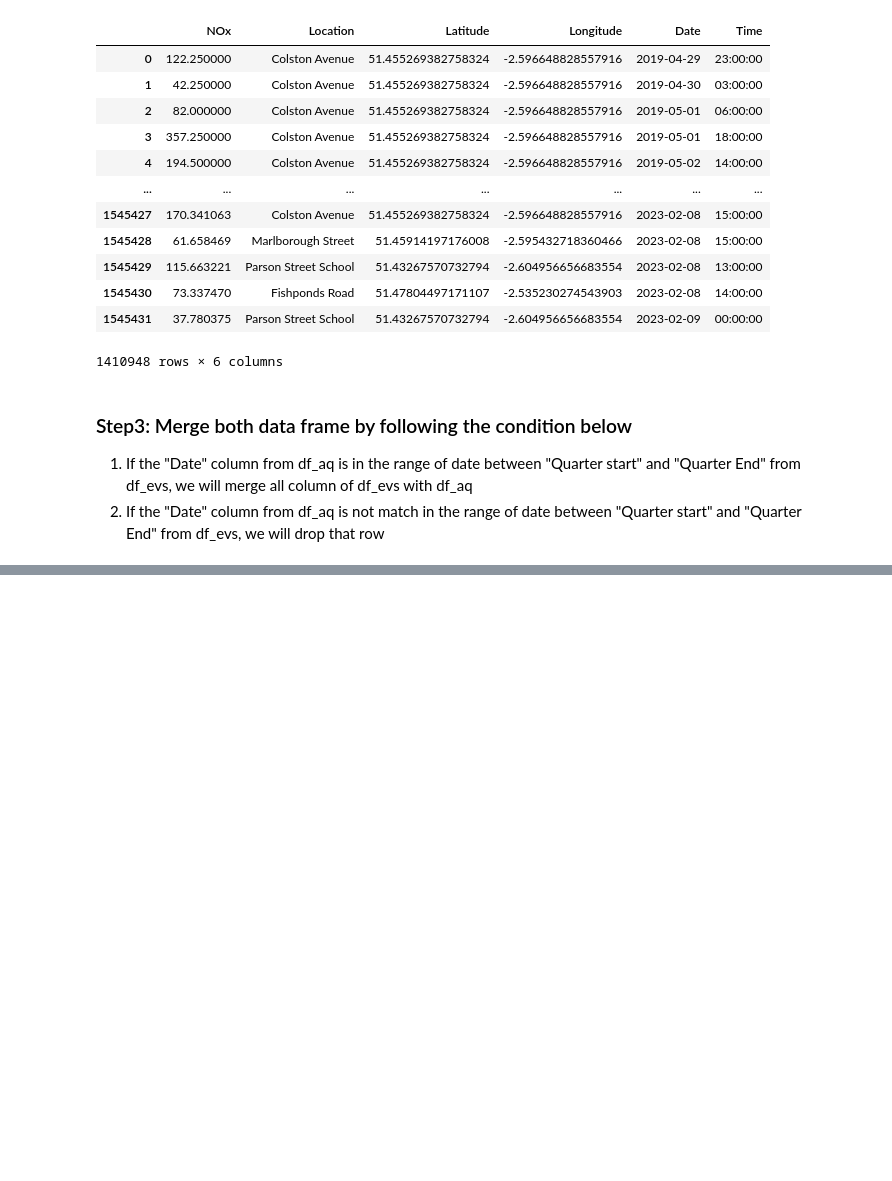
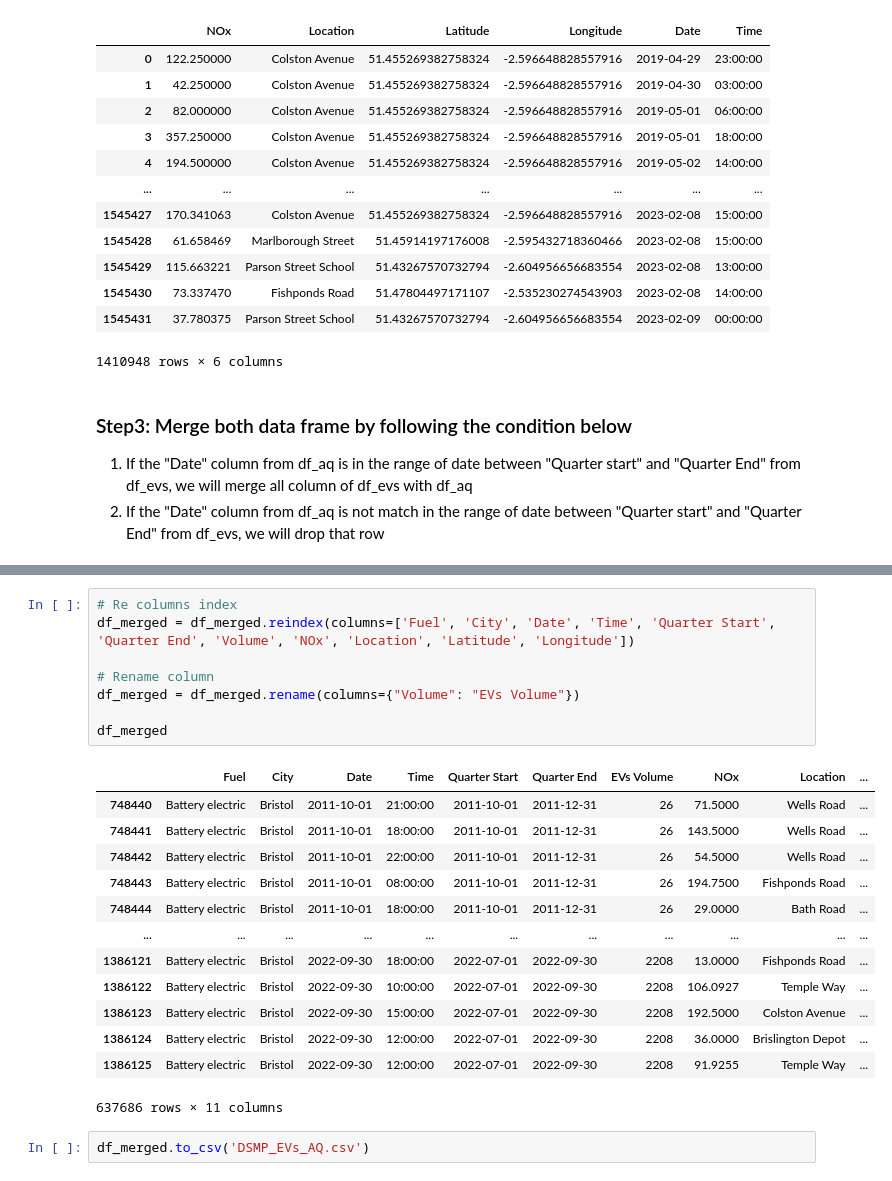
Before and after one commit to sxy1813082/DS-mini-project-repository, a Jupyter notebook: DSMP_DATA_CLEANING.ipynb, the cells around one changed output, grey strips where cells are left out. Cells and saved outputs as stored; diff of their text form; blank space fills up the shorter version.

Commit message:
modified:   DSMP_DATA_CLEANING.ipynb 	new file:   DSMP_EVs_AQ.csv

```diff
--- a/DSMP_DATA_CLEANING.ipynb
+++ b/DSMP_DATA_CLEANING.ipynb
@@ -281,0 +273,24 @@ See the caveats in the documentation: https://pandas.pydata.org/pandas-docs/stab
+# %%
+# Re columns index
+df_merged = df_merged.reindex(columns=['Fuel', 'City', 'Date', 'Time', 'Quarter Start', 'Quarter End', 'Volume', 'NOx', 'Location', 'Latitude', 'Longitude'])
+
+# Rename column
+df_merged = df_merged.rename(columns={"Volume": "EVs Volume"})
+
+df_merged
+# %% [output]
+|  | Fuel | City | Date | Time | Quarter Start | Quarter End | EVs Volume | NOx | Location | ... |
+| 748440 | Battery electric | Bristol | 2011-10-01 | 21:00:00 | 2011-10-01 | 2011-12-31 | 26 | 71.5000 | Wells Road | ... |
+| 748441 | Battery electric | Bristol | 2011-10-01 | 18:00:00 | 2011-10-01 | 2011-12-31 | 26 | 143.5000 | Wells Road | ... |
+| 748442 | Battery electric | Bristol | 2011-10-01 | 22:00:00 | 2011-10-01 | 2011-12-31 | 26 | 54.5000 | Wells Road | ... |
+| 748443 | Battery electric | Bristol | 2011-10-01 | 08:00:00 | 2011-10-01 | 2011-12-31 | 26 | 194.7500 | Fishponds Road | ... |
+| 748444 | Battery electric | Bristol | 2011-10-01 | 18:00:00 | 2011-10-01 | 2011-12-31 | 26 | 29.0000 | Bath Road | ... |
+| ... | ... | ... | ... | ... | ... | ... | ... | ... | ... | ... |
+| 1386121 | Battery electric | Bristol | 2022-09-30 | 18:00:00 | 2022-07-01 | 2022-09-30 | 2208 | 13.0000 | Fishponds Road | ... |
+| 1386122 | Battery electric | Bristol | 2022-09-30 | 10:00:00 | 2022-07-01 | 2022-09-30 | 2208 | 106.0927 | Temple Way | ... |
+| 1386123 | Battery electric | Bristol | 2022-09-30 | 15:00:00 | 2022-07-01 | 2022-09-30 | 2208 | 192.5000 | Colston Avenue | ... |
+| 1386124 | Battery electric | Bristol | 2022-09-30 | 12:00:00 | 2022-07-01 | 2022-09-30 | 2208 | 36.0000 | Brislington Depot | ... |
+| 1386125 | Battery electric | Bristol | 2022-09-30 | 12:00:00 | 2022-07-01 | 2022-09-30 | 2208 | 91.9255 | Temple Way | ... |
+637686 rows × 11 columns
+# %%
+df_merged.to_csv('DSMP_EVs_AQ.csv')
```
Also changed, not shown: parts of 1 cell of this notebook, 1 other file.
